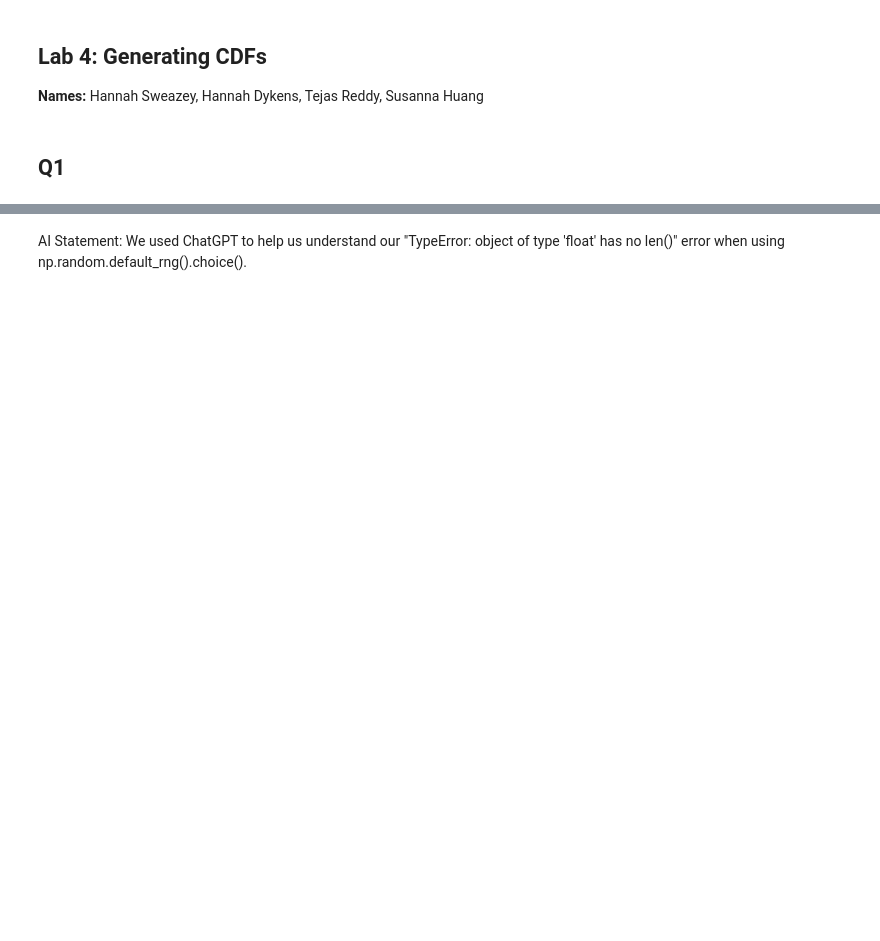
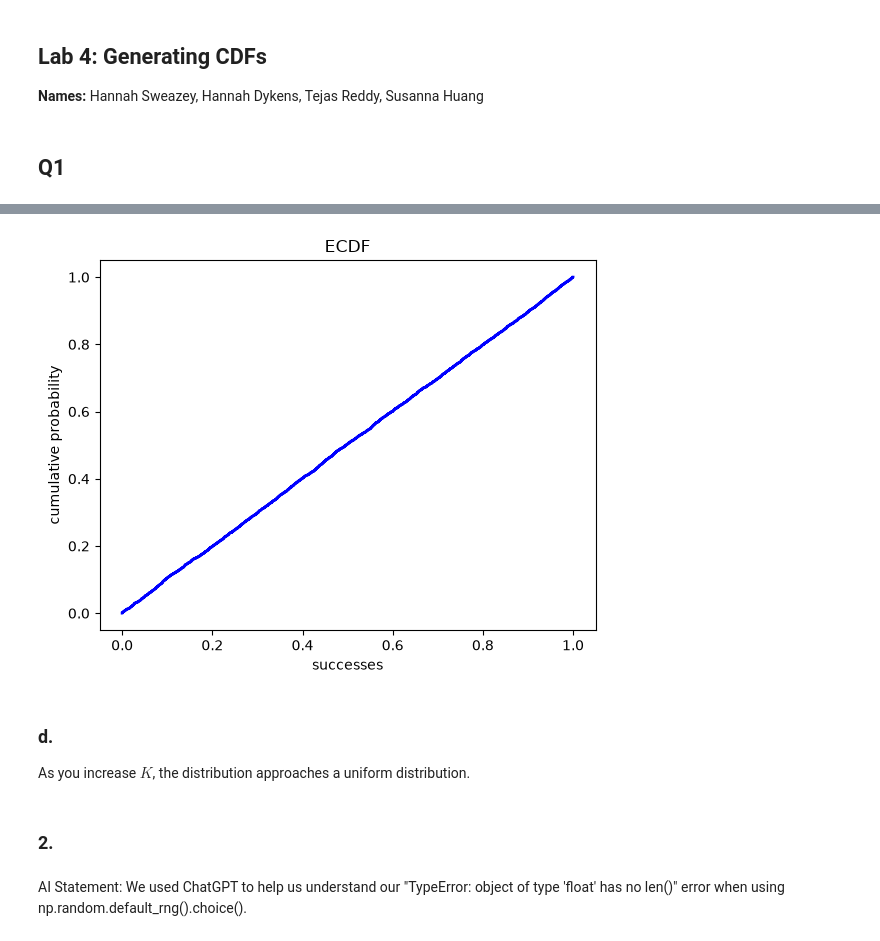
Before and after one commit to hdykens/UU_Lab_Repo, a Jupyter notebook: lab_04/lab_04.ipynb, the cells around one changed output, grey strips where cells are left out. Drawn from its saved outputs; the diff is of its cells as text; code cells hidden in the pictures; blank space fills up the shorter version.

```diff
--- a/lab_04/lab_04.ipynb
+++ b/lab_04/lab_04.ipynb
@@ -82,2 +101,23 @@ ValueError: a and p must have same size
+# %%
+#ECDF with n = 5000 and K = 10,000
+N = K
+pA = np.ones(K) /K
+rng = np.random.default_rng()
+sampleA = rng.choice(a = grid, size = 5000, p = pA)
+
+#left plot: ECDF plot
+x, y = ecdf_xy(sampleA)
+plt.step(x, y, where='post', color='blue', lw=2, label=f"p = {pA}, sample proportion = {sampleA.mean():.3f}")
+plt.title("ECDF")
+plt.xlabel("successes")
+plt.ylabel("cumulative probability")
+plt.show()
+# %% [output]
+[figure, added]
+# %% [markdown]
+### d.
+As you increase $K$, the distribution approaches a uniform distribution.
+# %% [markdown]
+### 2.
 # %% [markdown]
 AI Statement: We used ChatGPT to help us understand our "TypeError: object of type 'float' has no len()" error when using np.random.default_rng().choice().
```
Also changed, not shown: parts of 5 cells of this notebook.
